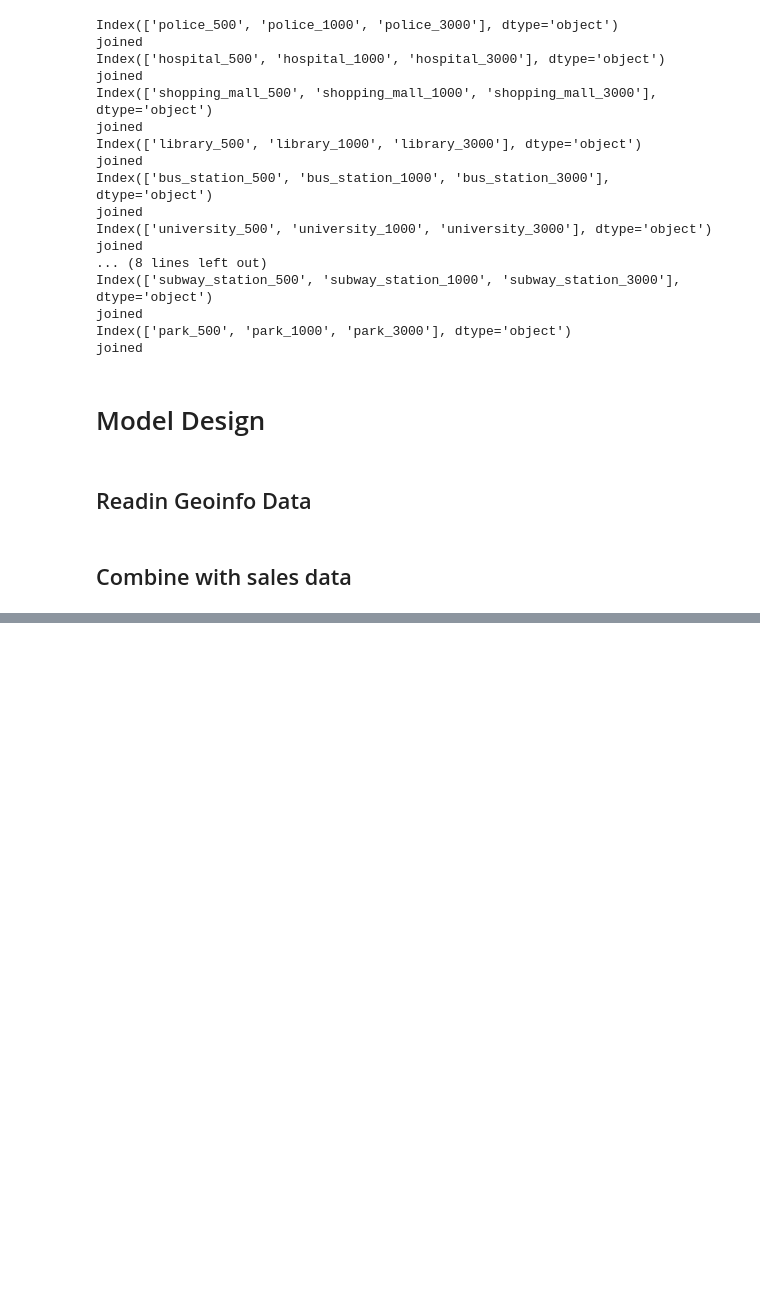
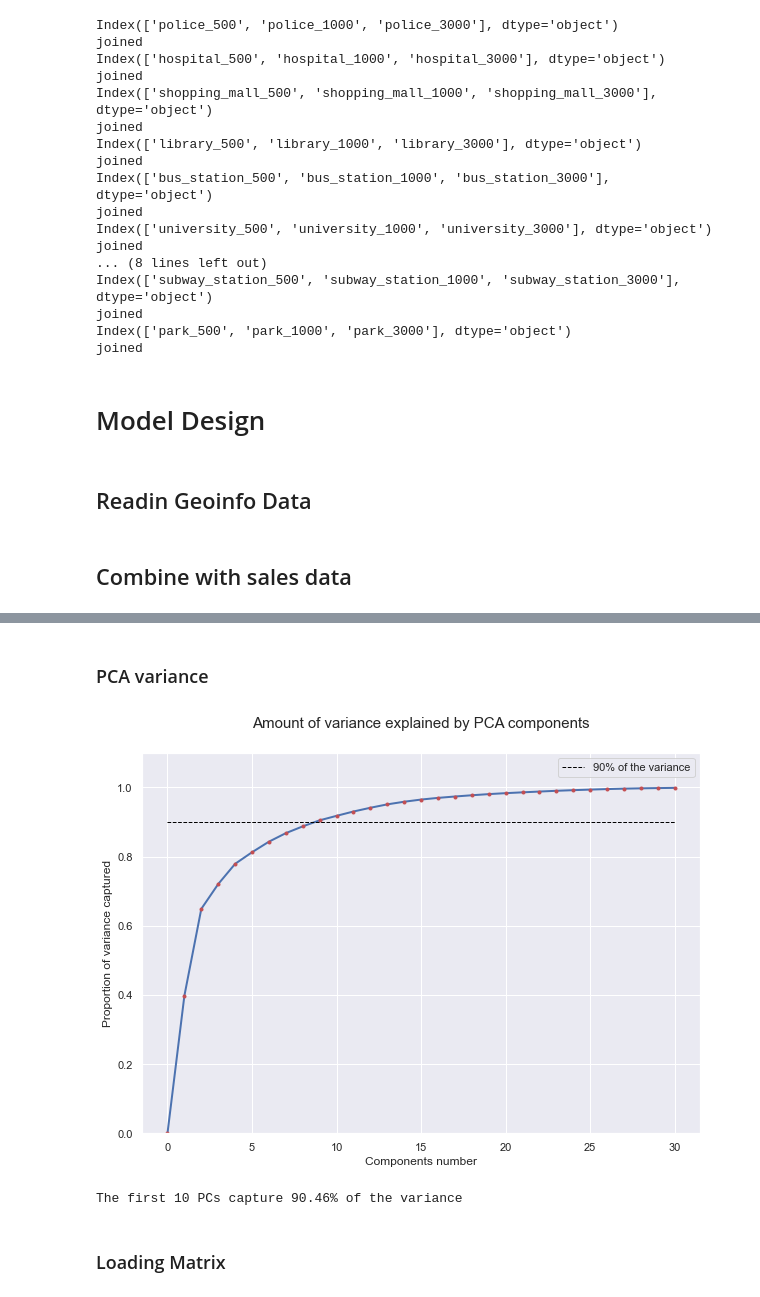
Before and after one commit to Eric-Miao/2022Fall-CIVENG263N-FinalProj, a Jupyter notebook: Google_API_test.ipynb, the cells around one changed output, grey strips where cells are left out. Saved outputs shown, nothing was run; the diff lists cells and outputs as text; code cells hidden in the pictures; blank space fills up the shorter version.

```diff
--- a/Google_API_test.ipynb
+++ b/Google_API_test.ipynb
@@ -385,0 +391,32 @@ Text(0.5, 1.0, 'Correlation Heatmap')
+# %% [markdown]
+### PCA variance
+# %%
+n_components=30
+PCA30 = PCA(n_components=n_components)  ##Decide the number of components
+PCA30.fit(dfPOIPrice[dfPOIPrice.columns.to_list()[:-1]]) ### Executes the PCA
+
+list_variance = PCA30.explained_variance_ratio_
+
+plt.figure(figsize = (10,7))
+ax = plt.gca()
+plt.plot(range(0, n_components+1), np.cumsum([0] + list(list_variance)),linewidth = 2)
+plt.plot(range(0, n_components+1), np.cumsum([0] + list(list_variance)),'.',c='r',markersize = 6)
+# plt.plot(range(0, n_components+1),[sum(list_variance[0:11]) for i in range(0, n_components+1)],'--',c = 'black',
+#          linewidth = 1,label="% of the variance")
+plt.plot(range(0, n_components+1),[0.9 for i in range(0, n_components+1)],'--',c = 'black',
+         linewidth = 1,label="90% of the variance")
+plt.legend()
+plt.xlabel('Components number',fontsize = 12)
+plt.ylabel('Proportion of variance captured',fontsize = 12)
+plt.title('Amount of variance explained by PCA components',fontsize = 15, y = 1.05)
+ax.yaxis.set_ticks_position('none')
+ax.xaxis.set_ticks_position('none')
+plt.ylim(0,1.1)
+ax.grid(True)
+plt.show()
+print("The first 10 PCs capture {:.2f}% of the variance".format(100*(np.cumsum([0] + list(list_variance))[9])))
+# %% [output]
+[figure, added]
+The first 10 PCs capture 90.46% of the variance
+# %% [markdown]
+### Loading Matrix
```
Also changed, not shown: parts of 9 cells of this notebook, 1 other file.
